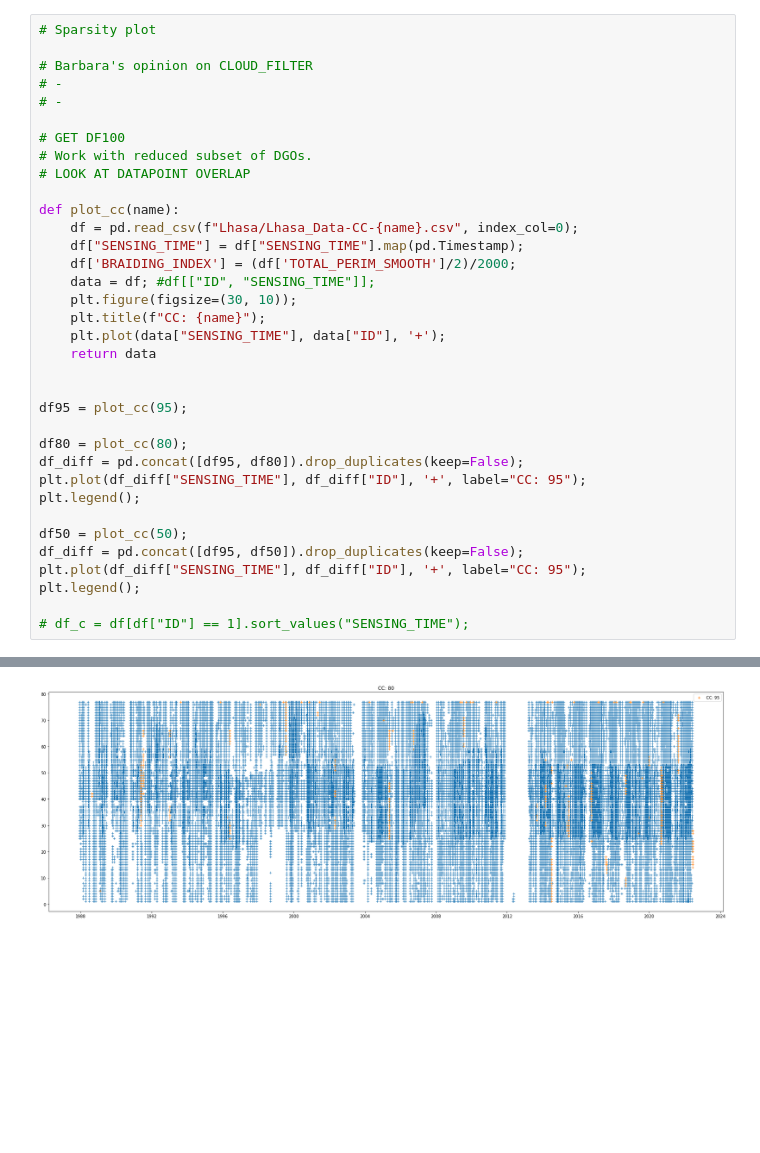
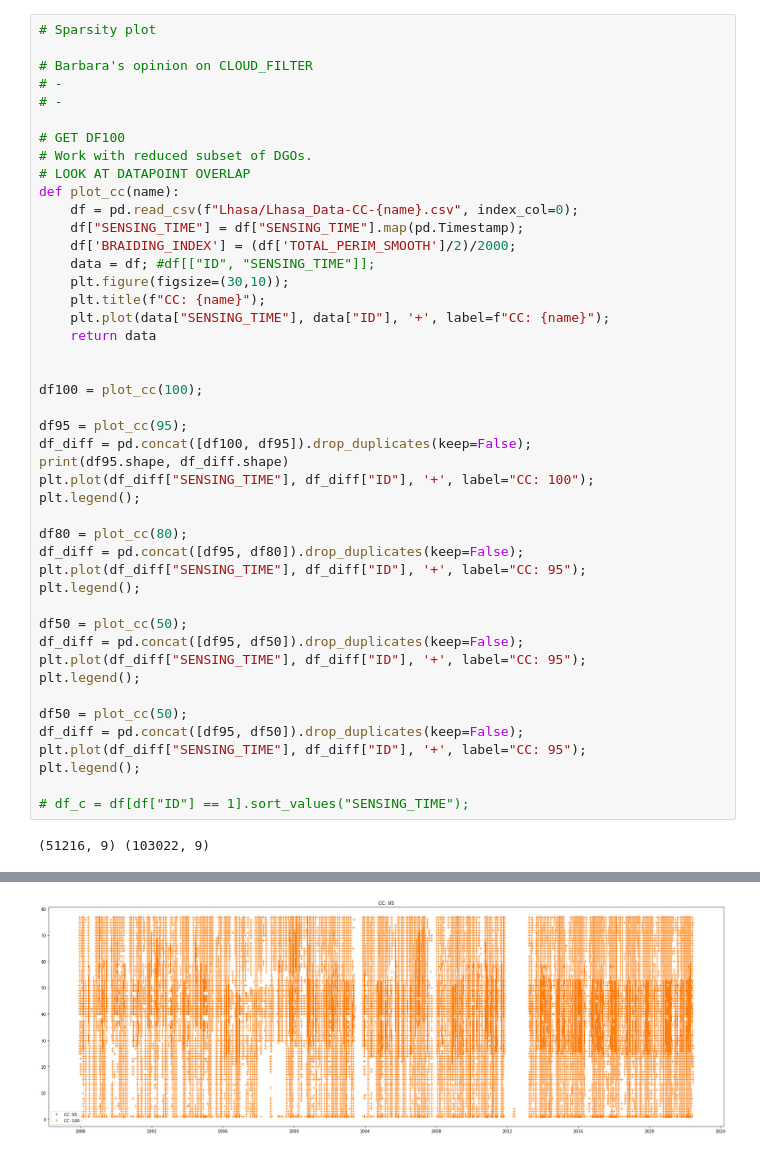
Before and after one commit to Skydive/ENS_M1_Stage_2022, a Jupyter notebook: EarthEngine/Process_Lhasa.ipynb, the cells around one changed output, grey strips where cells are left out. Saved outputs shown, nothing was run; the diff lists cells and outputs as text; blank space fills up the shorter version.

Commit message:
Processing Sentinel Data

```diff
--- a/EarthEngine/Process_Lhasa.ipynb
+++ b/EarthEngine/Process_Lhasa.ipynb
@@ -38,19 +56,24 @@ tiles.shape
 # GET DF100
 # Work with reduced subset of DGOs.
 # LOOK AT DATAPOINT OVERLAP
-
 def plot_cc(name):
     df = pd.read_csv(f"Lhasa/Lhasa_Data-CC-{name}.csv", index_col=0);
     df["SENSING_TIME"] = df["SENSING_TIME"].map(pd.Timestamp);
     df['BRAIDING_INDEX'] = (df['TOTAL_PERIM_SMOOTH']/2)/2000;
     data = df; #df[["ID", "SENSING_TIME"]];
-    plt.figure(figsize=(30, 10));
+    plt.figure(figsize=(30,10));
     plt.title(f"CC: {name}");
-    plt.plot(data["SENSING_TIME"], data["ID"], '+');
+    plt.plot(data["SENSING_TIME"], data["ID"], '+', label=f"CC: {name}");
     return data
 
 
+df100 = plot_cc(100);
+
 df95 = plot_cc(95);
+df_diff = pd.concat([df100, df95]).drop_duplicates(keep=False);
+print(df95.shape, df_diff.shape)
+plt.plot(df_diff["SENSING_TIME"], df_diff["ID"], '+', label="CC: 100");
+plt.legend();
 
 df80 = plot_cc(80);
 df_diff = pd.concat([df95, df80]).drop_duplicates(keep=False);
@@ -62,5 +85,11 @@ df_diff = pd.concat([df95, df50]).drop_duplicates(keep=False);
 plt.plot(df_diff["SENSING_TIME"], df_diff["ID"], '+', label="CC: 95");
 plt.legend();
 
+df50 = plot_cc(50);
+df_diff = pd.concat([df95, df50]).drop_duplicates(keep=False);
+plt.plot(df_diff["SENSING_TIME"], df_diff["ID"], '+', label="CC: 95");
+plt.legend();
+
 # df_c = df[df["ID"] == 1].sort_values("SENSING_TIME");
 # %% [output]
+(51216, 9) (103022, 9)
@@ -68 +97 @@ plt.legend();
-[figure, old version]
+[figure, new version]
```
Also changed, not shown: parts of 9 cells of this notebook, 9 other files.
